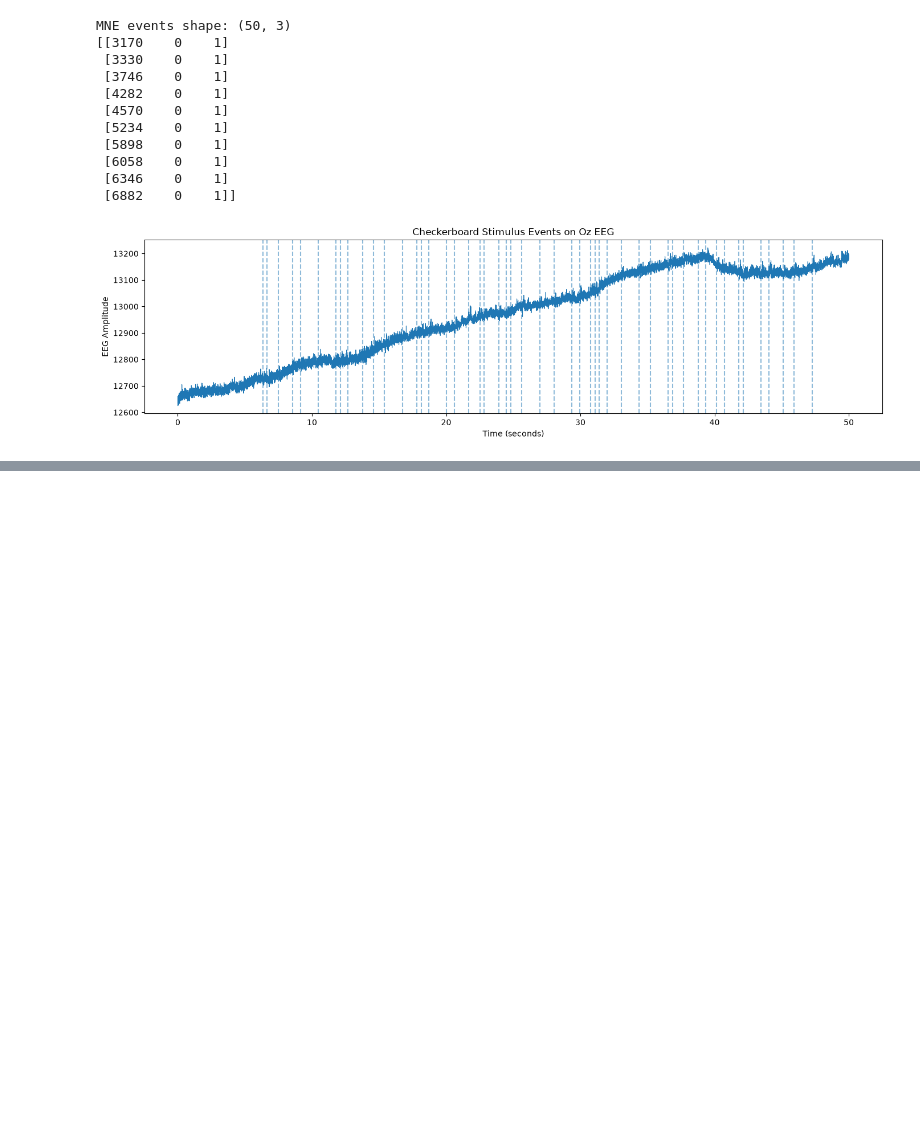
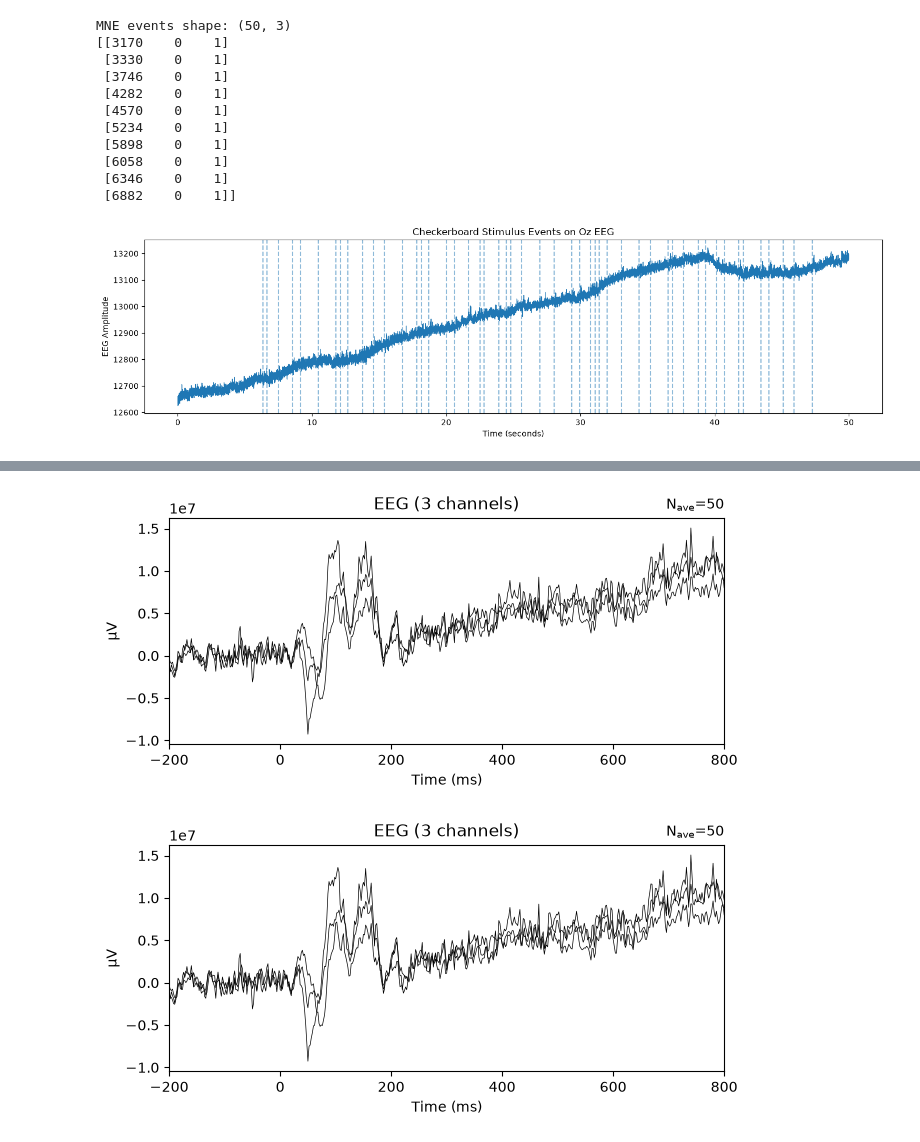
Before and after one commit to UpasanaSharma14/EEG-Checkerboard-VEP, a Jupyter notebook: notebooks/checkerboard_vep_analysis.ipynb, the cells around one changed output, grey strips where cells are left out. Drawn from its saved outputs; the diff is of its cells as text; code cells hidden in the pictures; blank space fills up the shorter version.

```diff
--- a/notebooks/checkerboard_vep_analysis.ipynb
+++ b/notebooks/checkerboard_vep_analysis.ipynb
@@ -215,0 +323,9 @@ plt.show()
+# %%
+evoked.plot(
+    picks=["PO7", "PO8", "Oz"],
+    spatial_colors=False,
+    time_unit="ms"
+)
+# %% [output]
+[figure, added]
+[figure, added]
```
Also changed, not shown: parts of 7 cells of this notebook.
